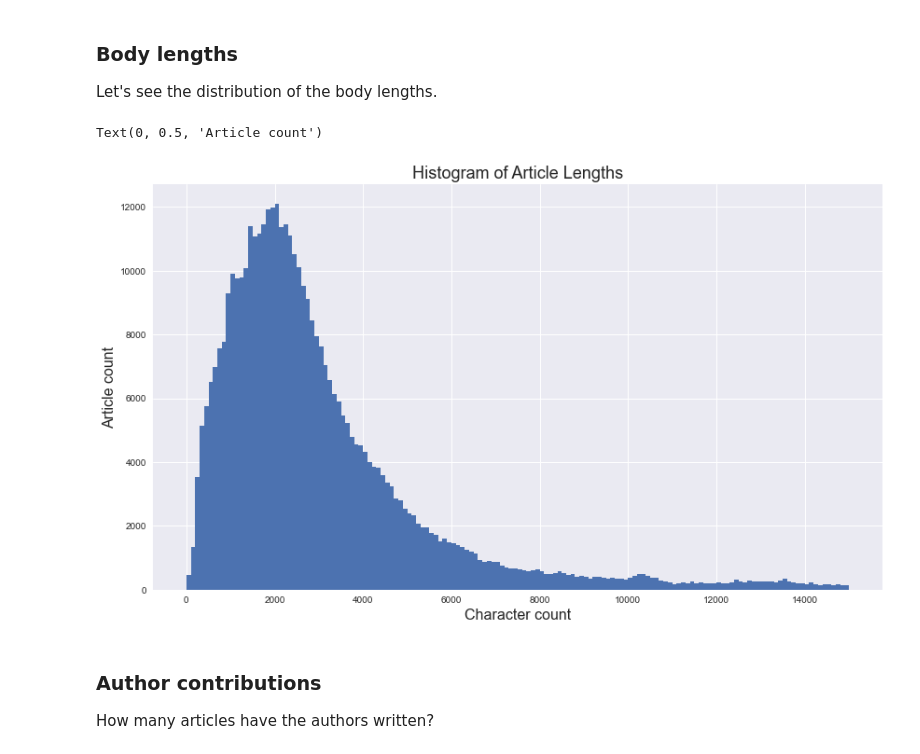
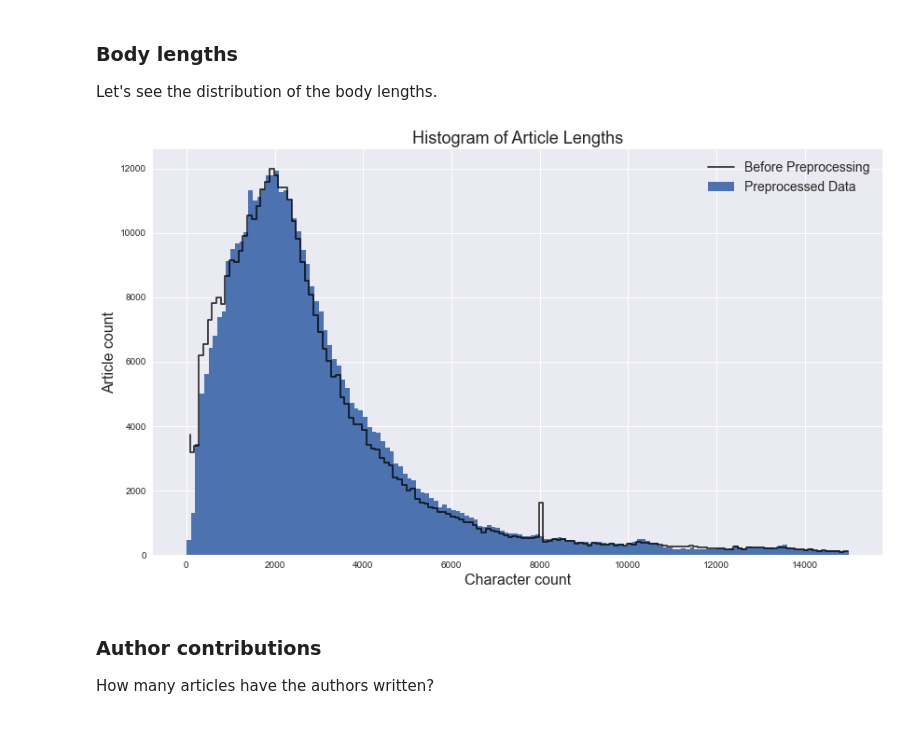
Before and after one commit to kroglkt/articlencoding, a Jupyter notebook: Data Formatting.ipynb, the cells around one changed output. Saved outputs shown, nothing was run; the diff lists cells and outputs as text; code cells hidden in the pictures.

```diff
--- a/Data Formatting.ipynb
+++ b/Data Formatting.ipynb
@@ -62,6 +64,8 @@ def remove_missing_feats(data):
         data = data.dropna(subset=['Header'])
         print("Without unknown title:", data.shape)
 
+    data = data[data.Header != '']
+
     if data['Domain'].isnull().values.any():
         no_domain = data[data['Domain'].isnull()]
         data = data.dropna(subset=['Domain'])
@@ -86,6 +90,11 @@ for file in tqdm(files[1:]):
 data.shape
 # %% [output]
 (808066, 8)
+# %%
+#Used for plotting later...
+body_lengths = data['Body'].str.len()
+y2, bin_edges = np.histogram(body_lengths, bins=150, range=(0,15000))
+x2 = 0.5*(bin_edges[1:] + bin_edges[:-1])
 # %% [markdown]
 #### How much data is lost?
 Some data did not meet the requirements. How much data do we have left?
@@ -222,22 +231,23 @@ Let's see the distribution of the body lengths.
 # %%
 body_lengths = data['Body'].str.len()
 
 desc = "A dent in article counts at 250 characters\nNot true"
 
 y, bin_edges = np.histogram(body_lengths, bins=150, range=(0,15000))
 x = 0.5*(bin_edges[1:] + bin_edges[:-1])
 
 fig, ax = plt.subplots(1, figsize=(14,8))
-plt.bar(x,y,width=np.diff(bin_edges))
+plt.bar(x,y,width=np.diff(bin_edges), label="Preprocessed Data")
+plt.step(x2+30, y2*0.51, 'k', alpha=0.8, label="Before Preprocessing")
 plt.title("Histogram of Article Lengths", fontsize=18)
 plt.xlabel("Character count", fontsize=16)
 plt.ylabel("Article count", fontsize=16)
+plt.legend(fontsize=14);
 #plt.text(0.7, 0.7, desc, horizontalalignment='center',verticalalignment='center', transform=ax.transAxes, fontsize=16)
 #plt.plot([250,10000], [30,240], '--', c='red', alpha=.6)
 #Ændr, så det passer med den endelige data.
 # %% [output]
-Text(0, 0.5, 'Article count')
-[figure, old version]
+[figure, new version]
 # %% [markdown]
 ### Author contributions
 How many articles have the authors written?
```
Also changed, not shown: parts of 20 cells of this notebook, 2 other files.
